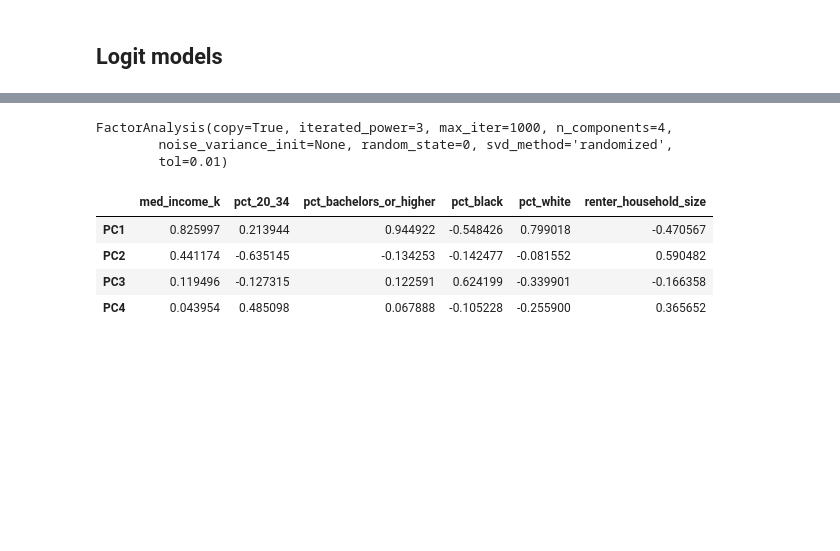
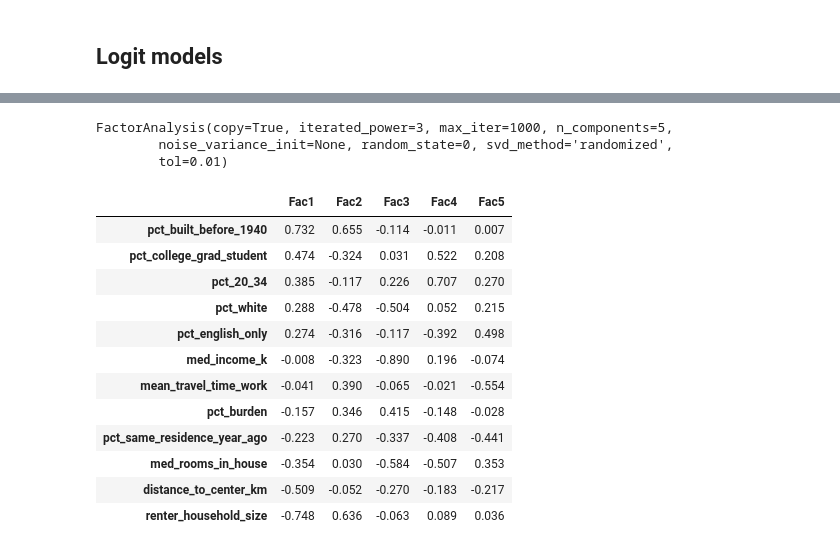
Before and after one commit to gboeing/representation-listings, a Jupyter notebook: 07-analysis.ipynb, the cells around one changed output, grey strips where cells are left out. Saved outputs shown, nothing was run; the diff lists cells and outputs as text; code cells hidden in the pictures; blank space fills up the shorter version.

```diff
--- a/07-analysis.ipynb
+++ b/07-analysis.ipynb
@@ -208,0 +418,10 @@ for y_var, x_var in var_pairs:
+# %%
+df['med_income_k'] = np.log(df['med_income_k'])
+df['distance_to_center_km'] = np.log(df['distance_to_center_km'])
+df['mean_travel_time_work'] = np.log(df['mean_travel_time_work'])
+df['renter_household_size'] = np.log(df['renter_household_size'])
+
+# you get better p-values if you log these below:
+#df['pct_built_before_1940'] = np.log(df['pct_built_before_1940'] + 0.001)
+#df['pct_college_grad_student'] = np.log(df['pct_college_grad_student'] + 0.001)
+#df['pct_20_34'] = np.log(df['pct_20_34'] + 0.001)
@@ -208,0 +449,5 @@ for y_var, x_var in var_pairs:
+# %%
+# add dummies
+place_names = sorted(df['place_name'].unique())
+for place_name in place_names:
+    df[place_name] = df['place_name'].map(lambda x: 1 if x==place_name else 0)
@@ -380,7 +742,5 @@ pct_white                   0.0039      0.001      3.740      0.000       0.002
 # %%
-y = df_notnull['bias_log']
-X = df_notnull[['med_income_k', 'pct_20_34', 'pct_bachelors_or_higher',
-                'pct_black', 'pct_white', 'renter_household_size']]
+X = df[predictors_reduced].dropna()
 X = pd.DataFrame(scale(X.values), columns=X.columns)
 # %%
 # n dimensions
@@ -414,18 +782,26 @@ pd.DataFrame(pca.components_, columns=X.columns, index=labels)
 # %%
-# n dimensions
-n = 4
+# n factors
+n = 5
 fa = FactorAnalysis(n_components=n)
-fa.fit(X=X, y=y)
+fa.fit(X=X)
 # %% [output]
-FactorAnalysis(copy=True, iterated_power=3, max_iter=1000, n_components=4,
+FactorAnalysis(copy=True, iterated_power=3, max_iter=1000, n_components=5,
         noise_variance_init=None, random_state=0, svd_method='randomized',
         tol=0.01)
 # %%
-labels = ['PC{}'.format(i+1) for i in range(n)]
-pd.DataFrame(fa.components_, columns=X.columns, index=labels)
+labels = ['Fac{}'.format(i+1) for i in range(n)]
+pd.DataFrame(fa.components_, columns=X.columns, index=labels).T.sort_values('Fac1', ascending=False).round(3)
 # %% [output]
-|  | med_income_k | pct_20_34 | pct_bachelors_or_higher | pct_black | pct_white | renter_household_size |
-| PC1 | 0.825997 | 0.213944 | 0.944922 | -0.548426 | 0.799018 | -0.470567 |
-| PC2 | 0.441174 | -0.635145 | -0.134253 | -0.142477 | -0.081552 | 0.590482 |
-| PC3 | 0.119496 | -0.127315 | 0.122591 | 0.624199 | -0.339901 | -0.166358 |
-| PC4 | 0.043954 | 0.485098 | 0.067888 | -0.105228 | -0.255900 | 0.365652 |
+|  | Fac1 | Fac2 | Fac3 | Fac4 | Fac5 |
+| pct_built_before_1940 | 0.732 | 0.655 | -0.114 | -0.011 | 0.007 |
+| pct_college_grad_student | 0.474 | -0.324 | 0.031 | 0.522 | 0.208 |
+| pct_20_34 | 0.385 | -0.117 | 0.226 | 0.707 | 0.270 |
+| pct_white | 0.288 | -0.478 | -0.504 | 0.052 | 0.215 |
+| pct_english_only | 0.274 | -0.316 | -0.117 | -0.392 | 0.498 |
+| med_income_k | -0.008 | -0.323 | -0.890 | 0.196 | -0.074 |
+| mean_travel_time_work | -0.041 | 0.390 | -0.065 | -0.021 | -0.554 |
+| pct_burden | -0.157 | 0.346 | 0.415 | -0.148 | -0.028 |
+| pct_same_residence_year_ago | -0.223 | 0.270 | -0.337 | -0.408 | -0.441 |
+| med_rooms_in_house | -0.354 | 0.030 | -0.584 | -0.507 | 0.353 |
+| distance_to_center_km | -0.509 | -0.052 | -0.270 | -0.183 | -0.217 |
+| renter_household_size | -0.748 | 0.636 | -0.063 | 0.089 | 0.036 |
```
Also changed, not shown: parts of 83 cells of this notebook, 3 other files.
